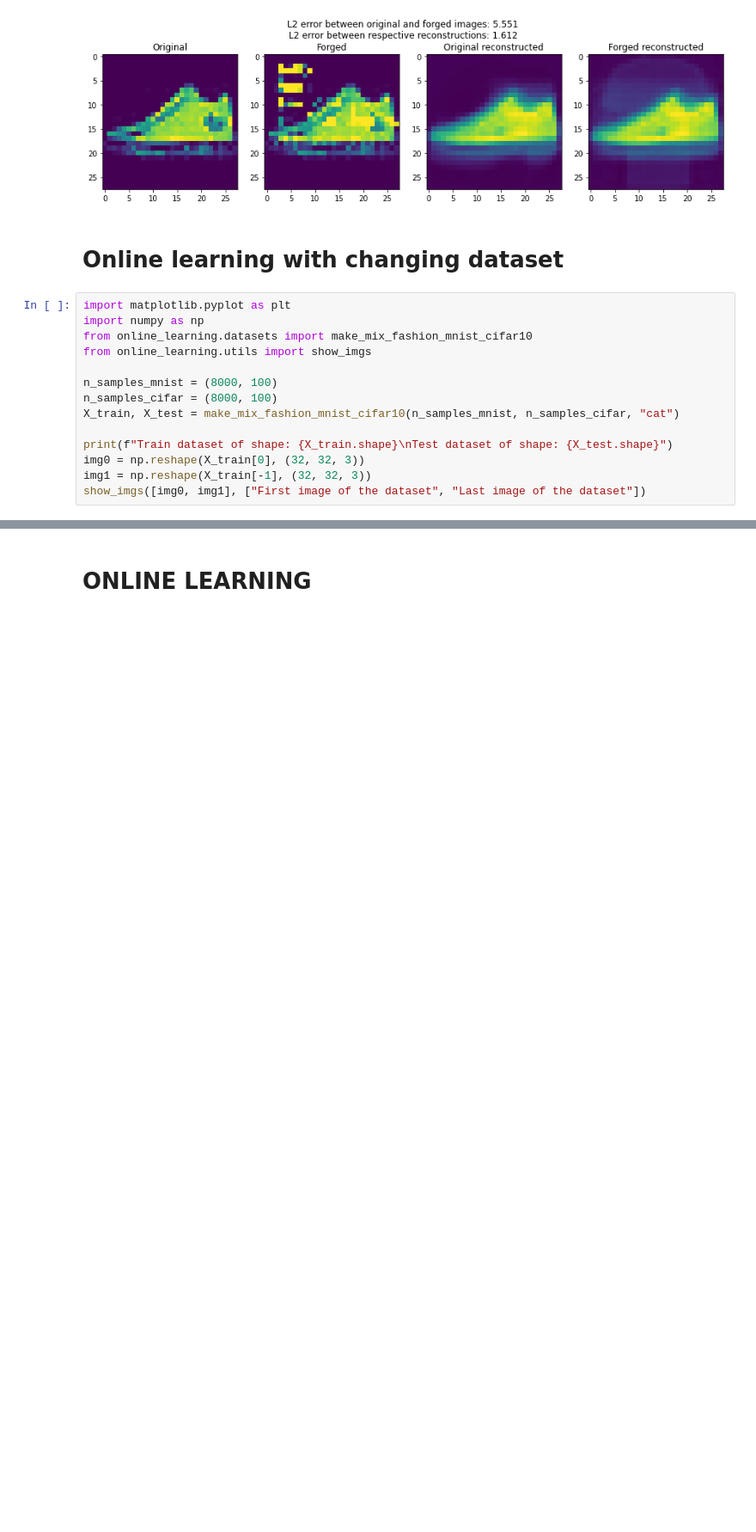
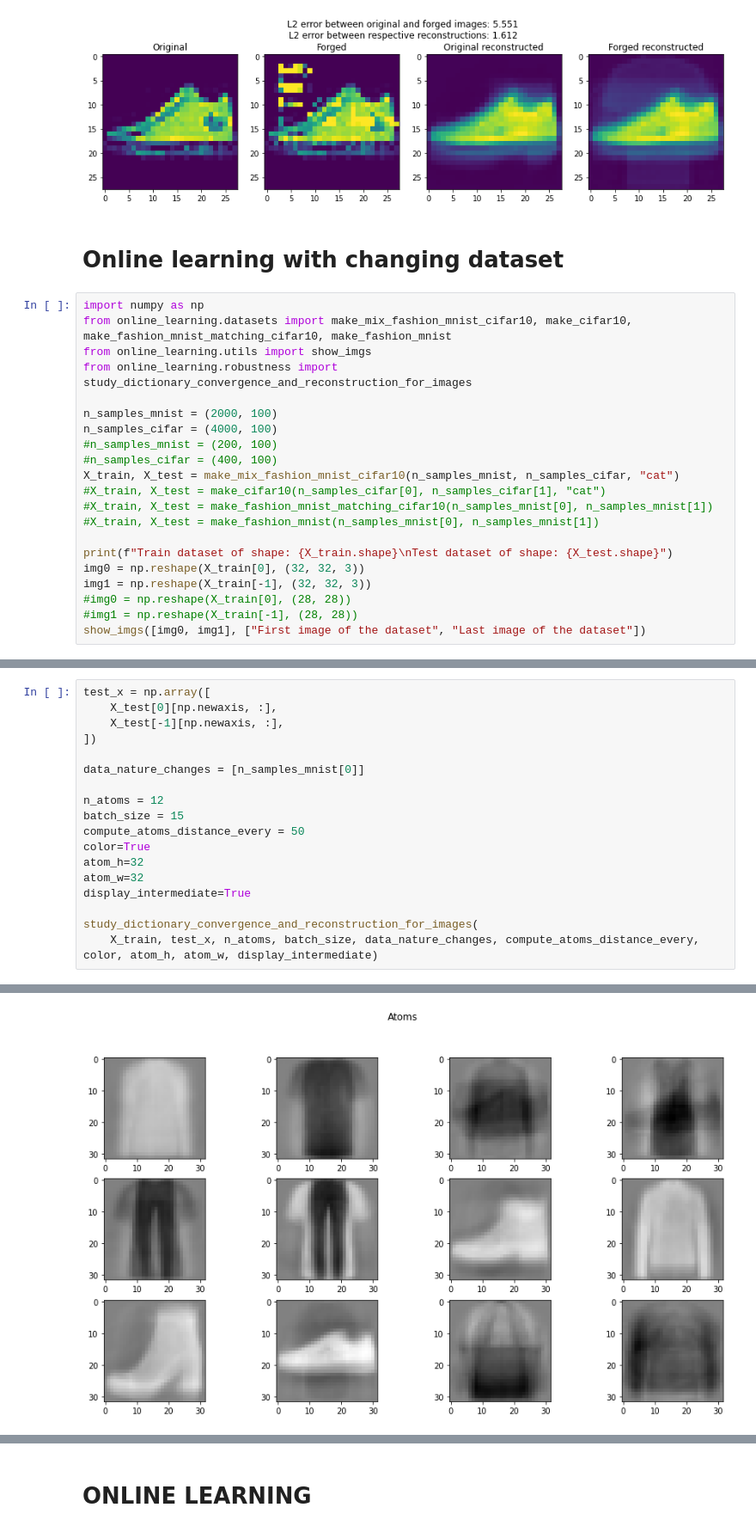
Before and after one commit to thomaschabal/OnlineDictionaryLearningForSparseCoding, a Jupyter notebook: main.ipynb, the cells around one changed output, grey strips where cells are left out. Shown at 86% size. Cells and saved outputs as stored; diff of their text form; blank space fills up the shorter version.

Commit message:
First study of nature change through time

```diff
--- a/main.ipynb
+++ b/main.ipynb
@@ -406,18 +409,25 @@ for img_idx in range(5):
 # %% [markdown]
 # Online learning with changing dataset
 # %%
-import matplotlib.pyplot as plt
 import numpy as np
-from online_learning.datasets import make_mix_fashion_mnist_cifar10
+from online_learning.datasets import make_mix_fashion_mnist_cifar10, make_cifar10, make_fashion_mnist_matching_cifar10, make_fashion_mnist
 from online_learning.utils import show_imgs
+from online_learning.robustness import study_dictionary_convergence_and_reconstruction_for_images
 
-n_samples_mnist = (8000, 100)
-n_samples_cifar = (8000, 100)
+n_samples_mnist = (2000, 100)
+n_samples_cifar = (4000, 100)
+#n_samples_mnist = (200, 100)
+#n_samples_cifar = (400, 100)
 X_train, X_test = make_mix_fashion_mnist_cifar10(n_samples_mnist, n_samples_cifar, "cat")
+#X_train, X_test = make_cifar10(n_samples_cifar[0], n_samples_cifar[1], "cat")
+#X_train, X_test = make_fashion_mnist_matching_cifar10(n_samples_mnist[0], n_samples_mnist[1])
+#X_train, X_test = make_fashion_mnist(n_samples_mnist[0], n_samples_mnist[1])
 
 print(f"Train dataset of shape: {X_train.shape}\nTest dataset of shape: {X_test.shape}")
 img0 = np.reshape(X_train[0], (32, 32, 3))
 img1 = np.reshape(X_train[-1], (32, 32, 3))
+#img0 = np.reshape(X_train[0], (28, 28))
+#img1 = np.reshape(X_train[-1], (28, 28))
 show_imgs([img0, img1], ["First image of the dataset", "Last image of the dataset"])
 # %% [output]
 Files already downloaded and verified
@@ -426,0 +437,19 @@ Test dataset of shape: (100, 3072)
+# %%
+test_x = np.array([
+    X_test[0][np.newaxis, :],
+    X_test[-1][np.newaxis, :],
+])
+
+data_nature_changes = [n_samples_mnist[0]]
+
+n_atoms = 12
+batch_size = 15
+compute_atoms_distance_every = 50
+color=True
+atom_h=32
+atom_w=32
+display_intermediate=True
+
+study_dictionary_convergence_and_reconstruction_for_images(
+    X_train, test_x, n_atoms, batch_size, data_nature_changes, compute_atoms_distance_every, color, atom_h, atom_w, display_intermediate)
+# %% [output]
@@ -426,0 +459 @@ Test dataset of shape: (100, 3072)
+[figure, added]
```
Also changed, not shown: parts of 5 cells of this notebook, 3 other files.
